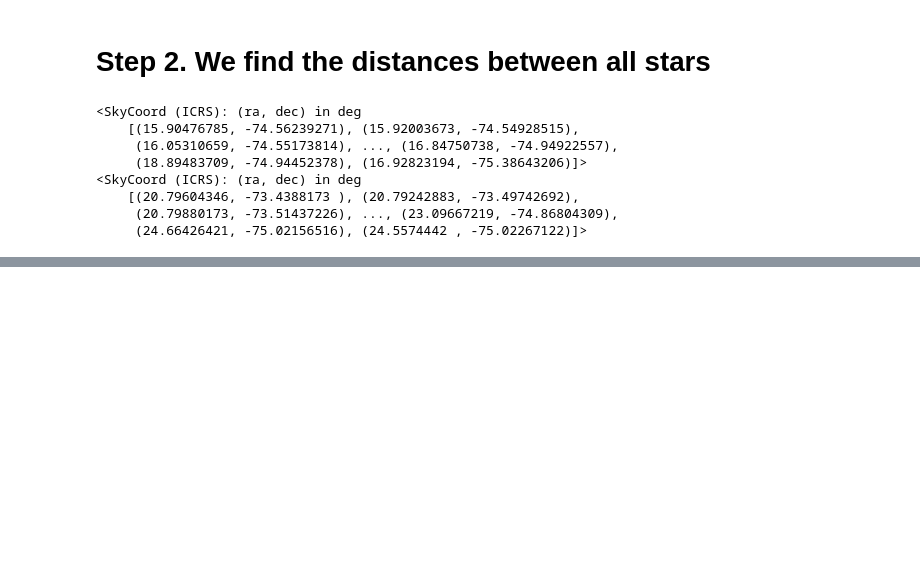
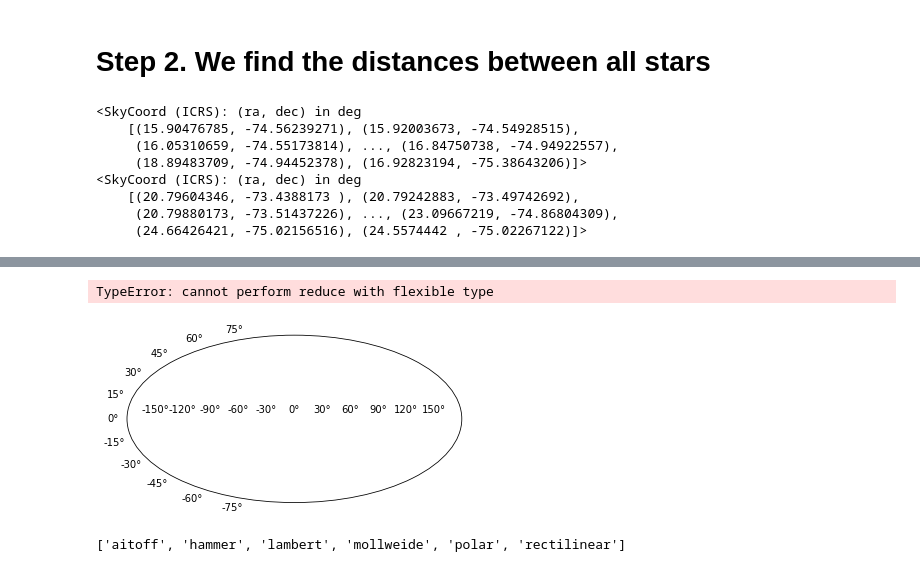
Before and after one commit to pmassana/SMASH_maps, a Jupyter notebook: SMC_map.ipynb, the cells around one changed output, grey strips where cells are left out. Drawn from its saved outputs; the diff is of its cells as text; code cells hidden in the pictures; blank space fills up the shorter version.

```diff
--- a/SMC_map.ipynb
+++ b/SMC_map.ipynb
@@ -59,0 +122,12 @@ plt.show()
+# %%
+field_list = ['11', '12', '16']
+data_path = '/scratch/SMASH_DATA/'
+important_data = np.empty((6,0))
+
+for field in field_list:
+    temp_data, temp_header = read_fits(data_path+'Field%s_allobj_stars.fits.gz'%(field))
+    important_temp_data = temp_data['ID'], temp_data['RA'], temp_data['DEC'], temp_data['RAERR'], temp_data['G'], temp_data['GERR']
+    print(len(temp_data['RA']))
+    #important_data = np.empty_like(important_temp_data)
+    #print(important_data.shape)
+    important_data = np.hstack((important_data, important_temp_data))
@@ -59,0 +167,12 @@ plt.show()
+# %%
+plt.subplot(projection='aitoff')
+image, xbins, ybins = np.histogram2d(important_data[1], important_data[2])
+plt.imshow(image, interpolation=None)
+plt.show()
+# %% [output]
+TypeError: cannot perform reduce with flexible type
+[figure, added]
+# %%
+matplotlib.projections.get_projection_names()
+# %% [output]
+['aitoff', 'hammer', 'lambert', 'mollweide', 'polar', 'rectilinear']
```
Also changed, not shown: parts of 13 cells of this notebook.
